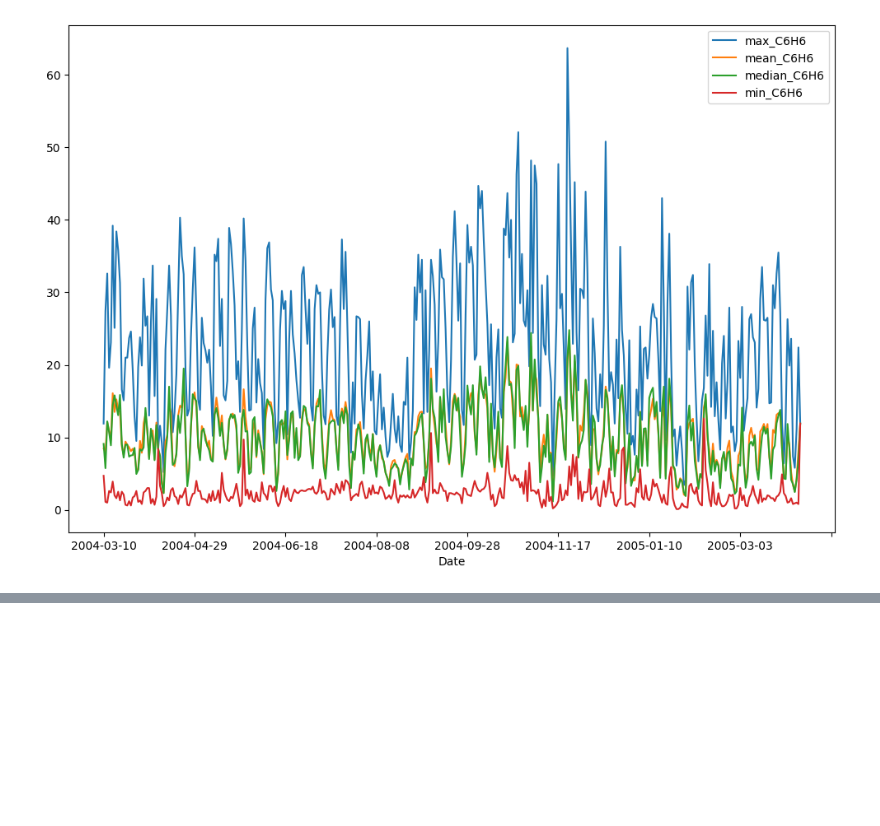
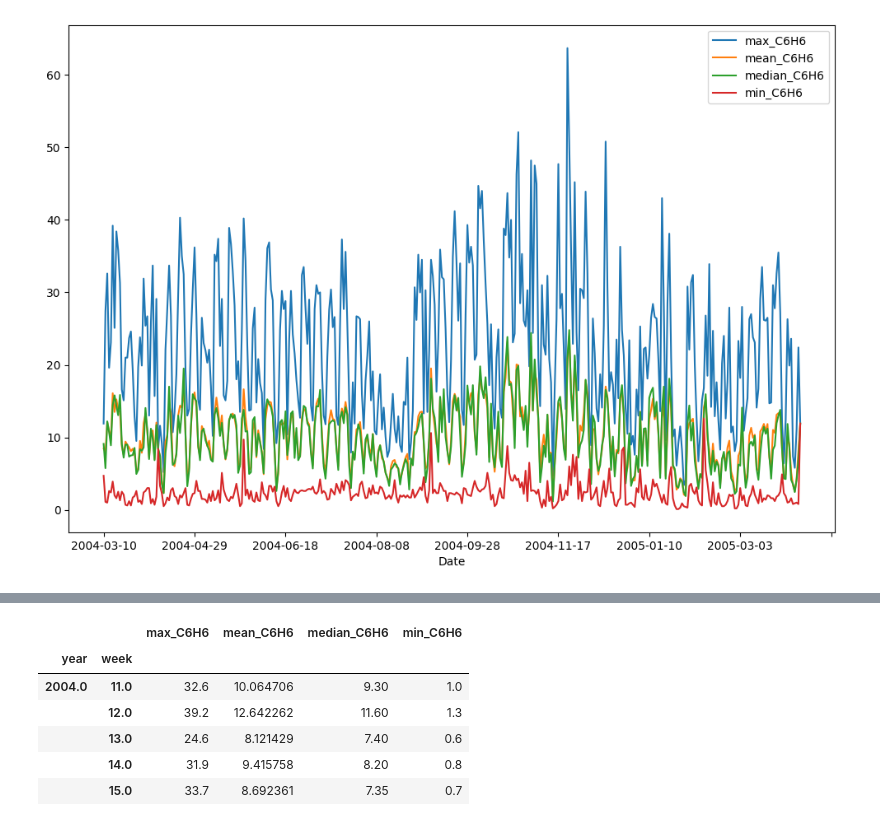
Before and after one commit to Alex-Devoid/ST-554-Project1, a Jupyter notebook: Task2/Task2.ipynb, the cells around one changed output, grey strips where cells are left out. Saved outputs shown, nothing was run; the diff lists cells and outputs as text; code cells hidden in the pictures; blank space fills up the shorter version.

```diff
--- a/Task2/Task2.ipynb
+++ b/Task2/Task2.ipynb
@@ -433,0 +464,14 @@ data_summary.plot(kind = "line", figsize = (12,8))
+# %%
+C6H6_weekly = air_qu.groupby(["year", "week"]).agg(max_C6H6 = ("true_C6H6", "max"),
+                                                   mean_C6H6 = ("true_C6H6", "mean"),
+                                                   median_C6H6 = ("true_C6H6", "median"),
+                                                   min_C6H6 = ("true_C6H6", "min"))
+C6H6_weekly.head()
+# %% [output]
+|  |  | max_C6H6 | mean_C6H6 | median_C6H6 | min_C6H6 |
+| year | week |  |  |  |  |
+| 2004.0 | 11.0 | 32.6 | 10.064706 | 9.30 | 1.0 |
+|  | 12.0 | 39.2 | 12.642262 | 11.60 | 1.3 |
+|  | 13.0 | 24.6 | 8.121429 | 7.40 | 0.6 |
+|  | 14.0 | 31.9 | 9.415758 | 8.20 | 0.8 |
+|  | 15.0 | 33.7 | 8.692361 | 7.35 | 0.7 |
```
Also changed, not shown: parts of 13 cells of this notebook.
